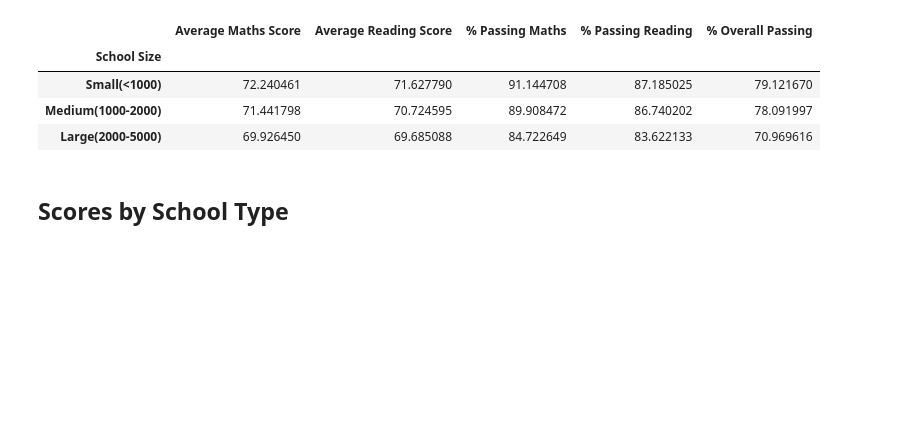
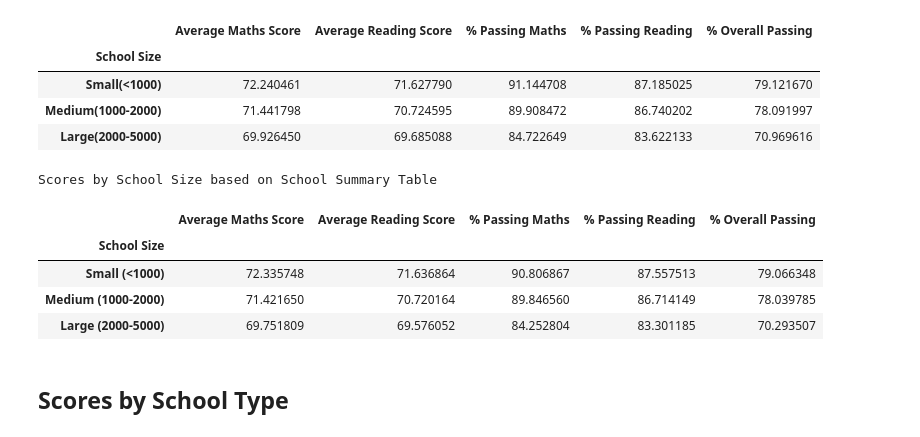
Before and after one commit to lcardsvr/pandas-challenge, a Jupyter notebook: PyCitySchools/PyCitySchools_starter.ipynb, the cells around one changed output. Cells and saved outputs as stored; diff of their text form; code cells hidden in the pictures; blank space fills up the shorter version.

```diff
--- a/PyCitySchools/PyCitySchools_starter.ipynb
+++ b/PyCitySchools/PyCitySchools_starter.ipynb
@@ -444,6 +502,52 @@ size_summary
 | Small(<1000) | 72.240461 | 71.627790 | 91.144708 | 87.185025 | 79.121670 |
 | Medium(1000-2000) | 71.441798 | 70.724595 | 89.908472 | 86.740202 | 78.091997 |
 | Large(2000-5000) | 69.926450 | 69.685088 | 84.722649 | 83.622133 | 70.969616 |
+# %%
+# Scores by School Size based on the School Summary Table
+
+print ("Scores by School Size based on School Summary Table")
+
+# Summary table passed to school_spending_df
+
+school_size_df = School_Summary_df_pres2
+
+
+size_bins = [0, 1000, 2000, 5000]
+labels = ["Small (<1000)", "Medium (1000-2000)", "Large (2000-5000)"]
+
+school_size_df["School Size"] = pd.cut(school_size_df["Total Students"], size_bins, labels=labels, include_lowest=True)
+
+
+size_maths_scores = school_size_df.groupby(["School Size"]).mean()["Average Maths Score"]
+size_reading_scores = school_size_df.groupby(["School Size"]).mean()["Average Reading Score"]
+size_passing_maths = school_size_df.groupby(["School Size"]).mean()["% Passing Maths"]
+size_passing_reading = school_size_df.groupby(["School Size"]).mean()["% Passing Reading"]
+overall_passing_size = school_size_df.groupby(["School Size"]).mean()["% Overall Passing"]
+
+
+size_summary2 = pd.concat ([size_maths_scores,size_reading_scores, size_passing_maths,size_passing_reading,overall_passing_size] , axis=1 )
+
+
+size_summary2
+
+
+# spending_maths_scores
+
+
+# spending_maths_scores = school_spending_df.groupby(["School Type"]).mean()["Average Maths Score"]
+# spending_reading_scores = school_spending_df.groupby(["School Type"]).mean()["Average Reading Score"]
+# spending_passing_maths = school_spending_df.groupby(["School Type"]).mean()["% Passing Maths"]
+# spending_passing_reading = school_spending_df.groupby(["School Type"]).mean()["% Passing Reading"]
+# overall_passing_spending = school_spending_df.groupby(["School Type"]).mean()["% Overall Passing"]
+
+# spending_maths_scores
+# %% [output]
+Scores by School Size based on School Summary Table
+|  | Average Maths Score | Average Reading Score | % Passing Maths | % Passing Reading | % Overall Passing |
+| School Size |  |  |  |  |  |
+| Small (<1000) | 72.335748 | 71.636864 | 90.806867 | 87.557513 | 79.066348 |
+| Medium (1000-2000) | 71.421650 | 70.720164 | 89.846560 | 86.714149 | 78.039785 |
+| Large (2000-5000) | 69.751809 | 69.576052 | 84.252804 | 83.301185 | 70.293507 |
 # %% [markdown]
 ## Scores by School Type
 # %% [markdown]
```
Also changed, not shown: parts of 3 cells of this notebook.
